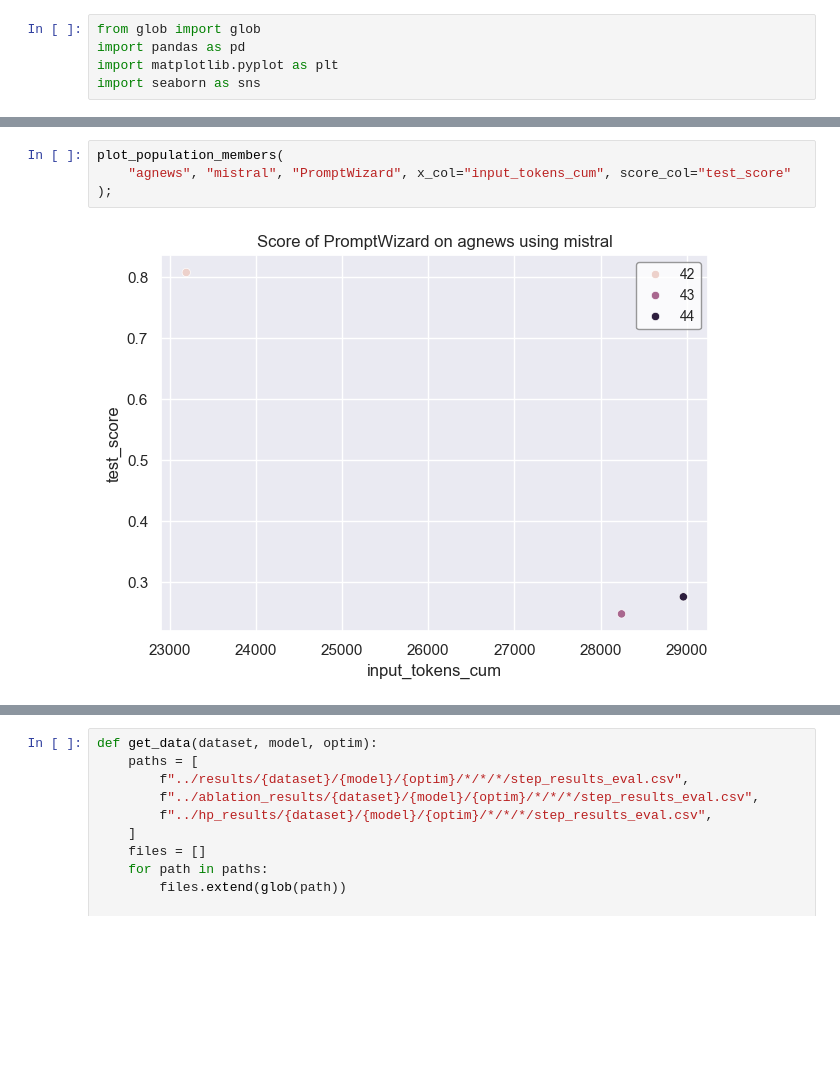
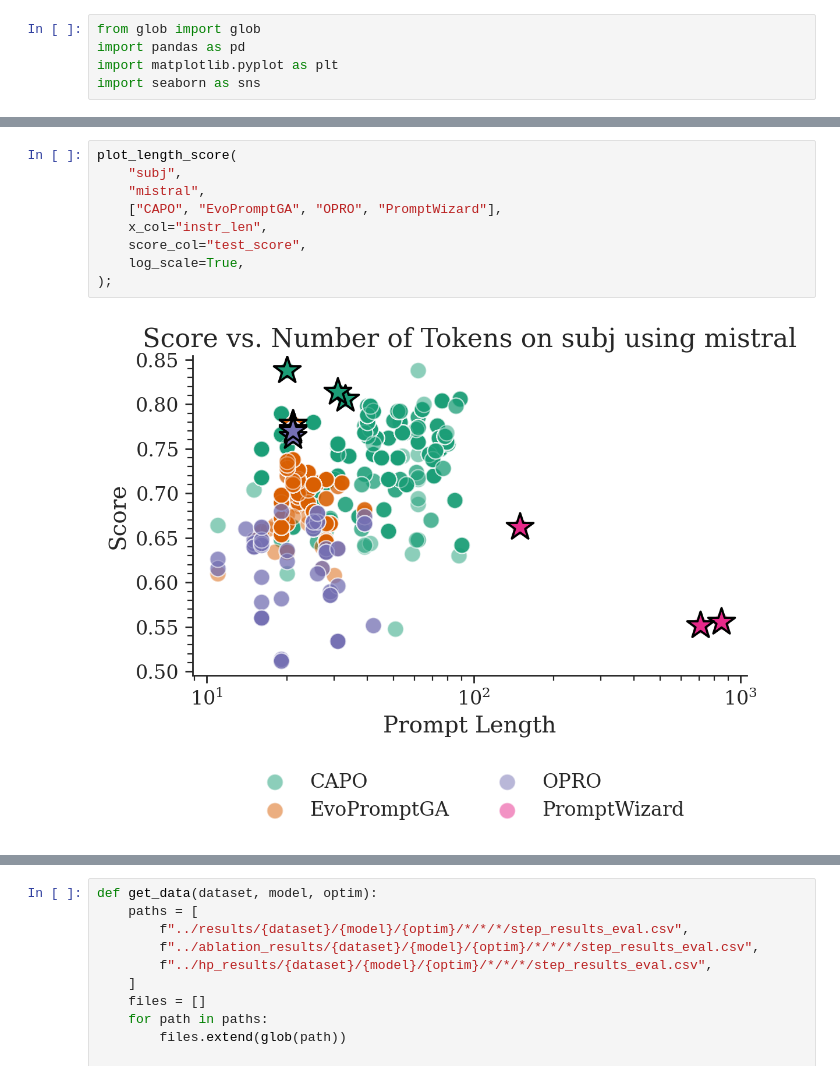
Before and after one commit to finitearth/capo, a Jupyter notebook: notebooks/seed_aggregation_eval.ipynb, the cells around one changed output, grey strips where cells are left out. Saved outputs shown, nothing was run; the diff lists cells and outputs as text; blank space fills up the shorter version.

```diff
--- a/notebooks/seed_aggregation_eval.ipynb
+++ b/notebooks/seed_aggregation_eval.ipynb
@@ -29,6 +35,11 @@ plot_population_scores(
 # %%
-plot_population_members(
-    "agnews", "mistral", "PromptWizard", x_col="input_tokens_cum", score_col="test_score"
+plot_length_score(
+    "subj",
+    "mistral",
+    ["CAPO", "EvoPromptGA", "OPRO", "PromptWizard"],
+    x_col="instr_len",
+    score_col="test_score",
+    log_scale=True,
 );
 # %% [output]
-[figure, old version]
+[figure, new version]
```
Also changed, not shown: parts of 7 cells of this notebook, 2 other files.
